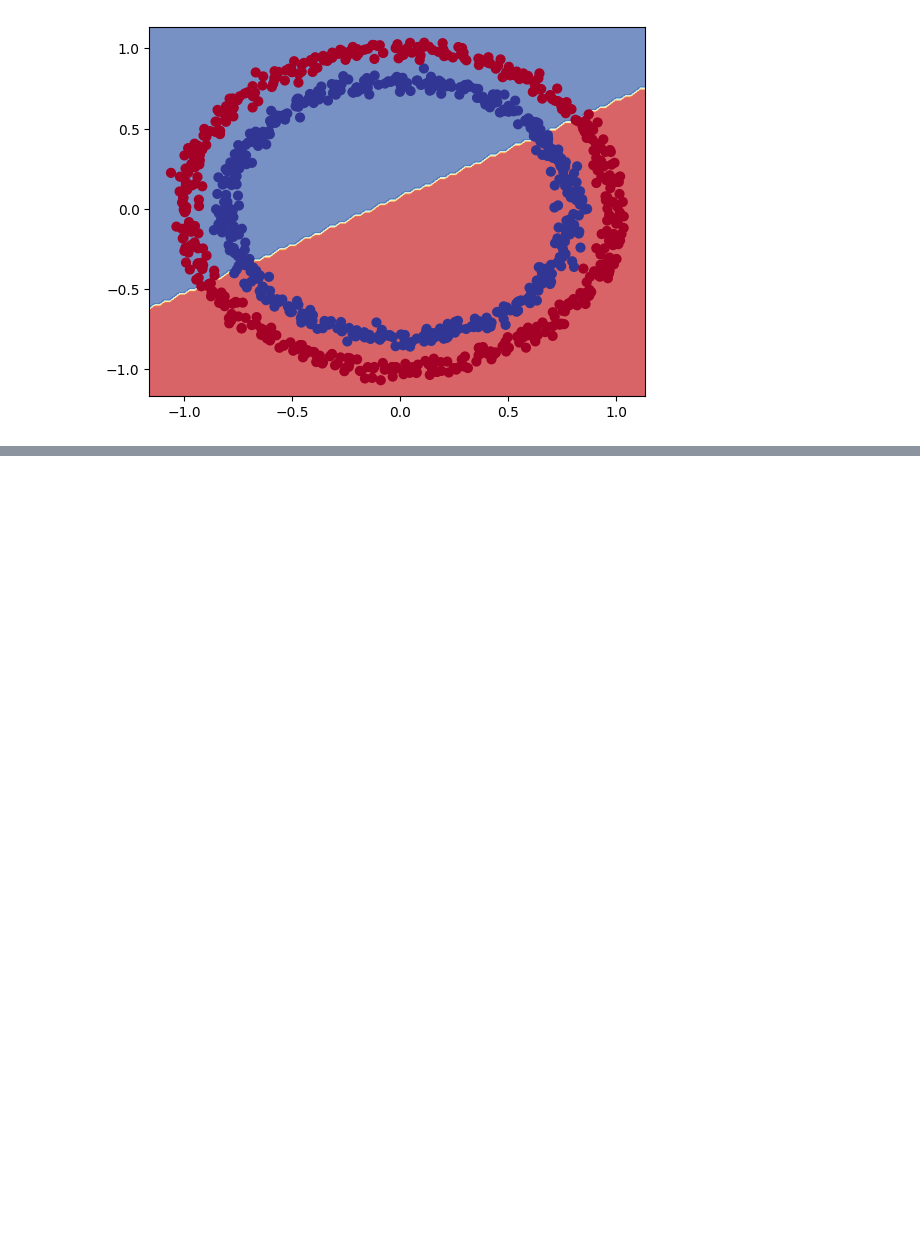
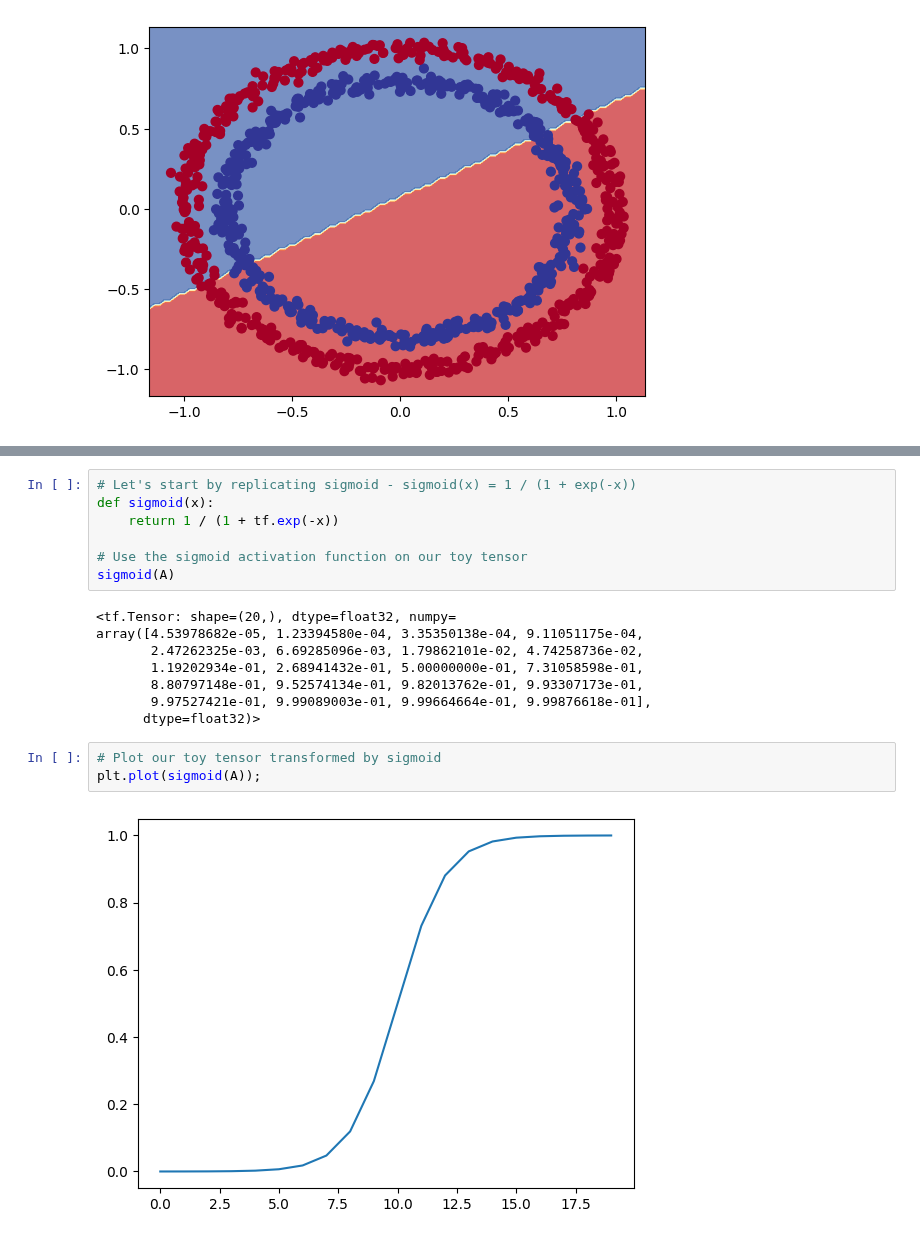
Before and after one commit to Adnan-edu/tensorflow-deep-learning, a Jupyter notebook: 02_neural_network_classification_in_tensorflow.ipynb, the cells around one changed output, grey strips where cells are left out. Saved outputs shown, nothing was run; the diff lists cells and outputs as text; blank space fills up the shorter version.

Commit message:
Non-linearity part 5: Replicating non-linear activation functions from scratch.

```diff
--- a/02_neural_network_classification_in_tensorflow.ipynb
+++ b/02_neural_network_classification_in_tensorflow.ipynb
@@ -534,0 +550,20 @@ Doing binary classification
+# %%
+# Let's start by replicating sigmoid - sigmoid(x) = 1 / (1 + exp(-x))
+def sigmoid(x):
+    return 1 / (1 + tf.exp(-x))
+
+# Use the sigmoid activation function on our toy tensor
+sigmoid(A)
+# %% [output]
+<tf.Tensor: shape=(20,), dtype=float32, numpy=
+array([4.53978682e-05, 1.23394580e-04, 3.35350138e-04, 9.11051175e-04,
+       2.47262325e-03, 6.69285096e-03, 1.79862101e-02, 4.74258736e-02,
+       1.19202934e-01, 2.68941432e-01, 5.00000000e-01, 7.31058598e-01,
+       8.80797148e-01, 9.52574134e-01, 9.82013762e-01, 9.93307173e-01,
+       9.97527421e-01, 9.99089003e-01, 9.99664664e-01, 9.99876618e-01],
+      dtype=float32)>
+# %%
+# Plot our toy tensor transformed by sigmoid
+plt.plot(sigmoid(A));
+# %% [output]
+[figure, added]
```
Also changed, not shown: parts of 7 cells of this notebook.
